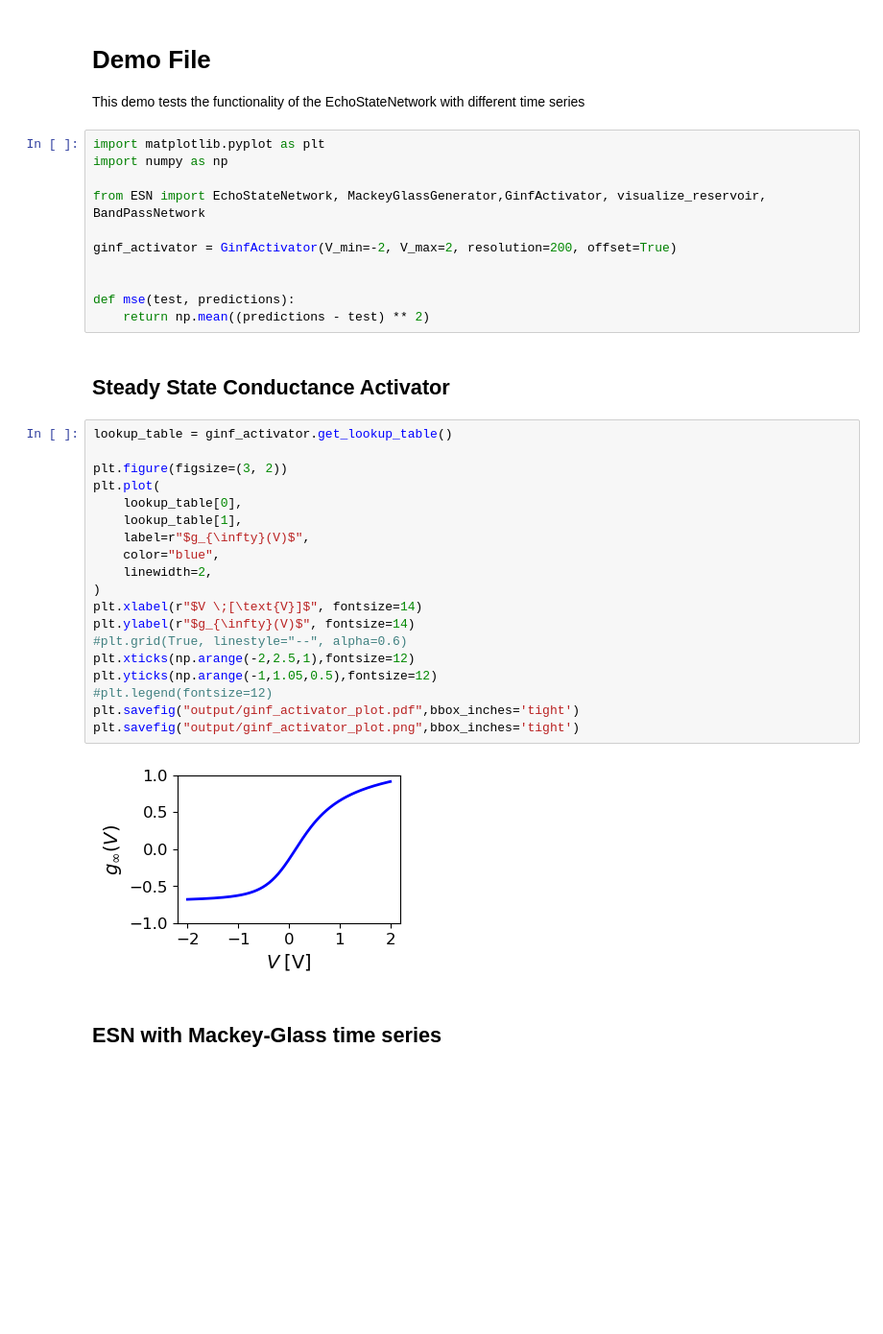
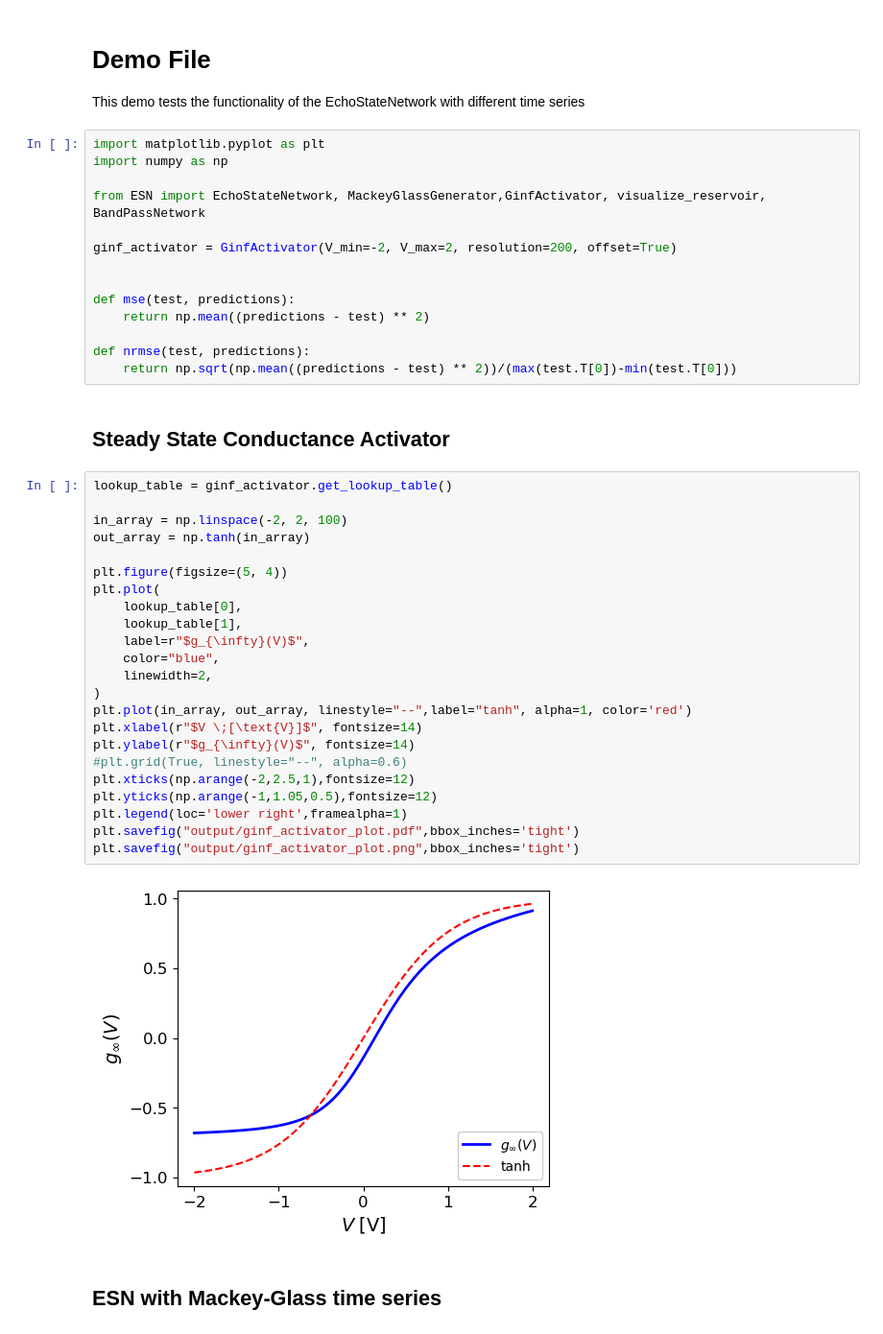
Before and after one commit to TMKamsma/Pyontronics, a Jupyter notebook: demo.ipynb, the cells around one changed output. Shown at 96% size. Saved outputs shown, nothing was run; the diff lists cells and outputs as text; blank space fills up the shorter version.

```diff
--- a/demo.ipynb
+++ b/demo.ipynb
@@ -12,28 +12,35 @@ ginf_activator = GinfActivator(V_min=-2, V_max=2, resolution=200, offset=True)
 
 def mse(test, predictions):
     return np.mean((predictions - test) ** 2)
+
+def nrmse(test, predictions):
+    return np.sqrt(np.mean((predictions - test) ** 2))/(max(test.T[0])-min(test.T[0]))
 # %% [markdown]
 ## Steady State Conductance Activator
 # %%
 lookup_table = ginf_activator.get_lookup_table()
 
-plt.figure(figsize=(3, 2))
+in_array = np.linspace(-2, 2, 100)
+out_array = np.tanh(in_array)
+
+plt.figure(figsize=(5, 4))
 plt.plot(
     lookup_table[0],
     lookup_table[1],
     label=r"$g_{\infty}(V)$",
     color="blue",
     linewidth=2,
 )
+plt.plot(in_array, out_array, linestyle="--",label="tanh", alpha=1, color='red')
 plt.xlabel(r"$V \;[\text{V}]$", fontsize=14)
 plt.ylabel(r"$g_{\infty}(V)$", fontsize=14)
 #plt.grid(True, linestyle="--", alpha=0.6)
 plt.xticks(np.arange(-2,2.5,1),fontsize=12)
 plt.yticks(np.arange(-1,1.05,0.5),fontsize=12)
-#plt.legend(fontsize=12)
+plt.legend(loc='lower right',framealpha=1)
 plt.savefig("output/ginf_activator_plot.pdf",bbox_inches='tight')
 plt.savefig("output/ginf_activator_plot.png",bbox_inches='tight')
 # %% [output]
-[figure, old version]
+[figure, new version]
 # %% [markdown]
 ## ESN with Mackey-Glass time series
```
Also changed, not shown: parts of 13 cells of this notebook, 10 other files.
